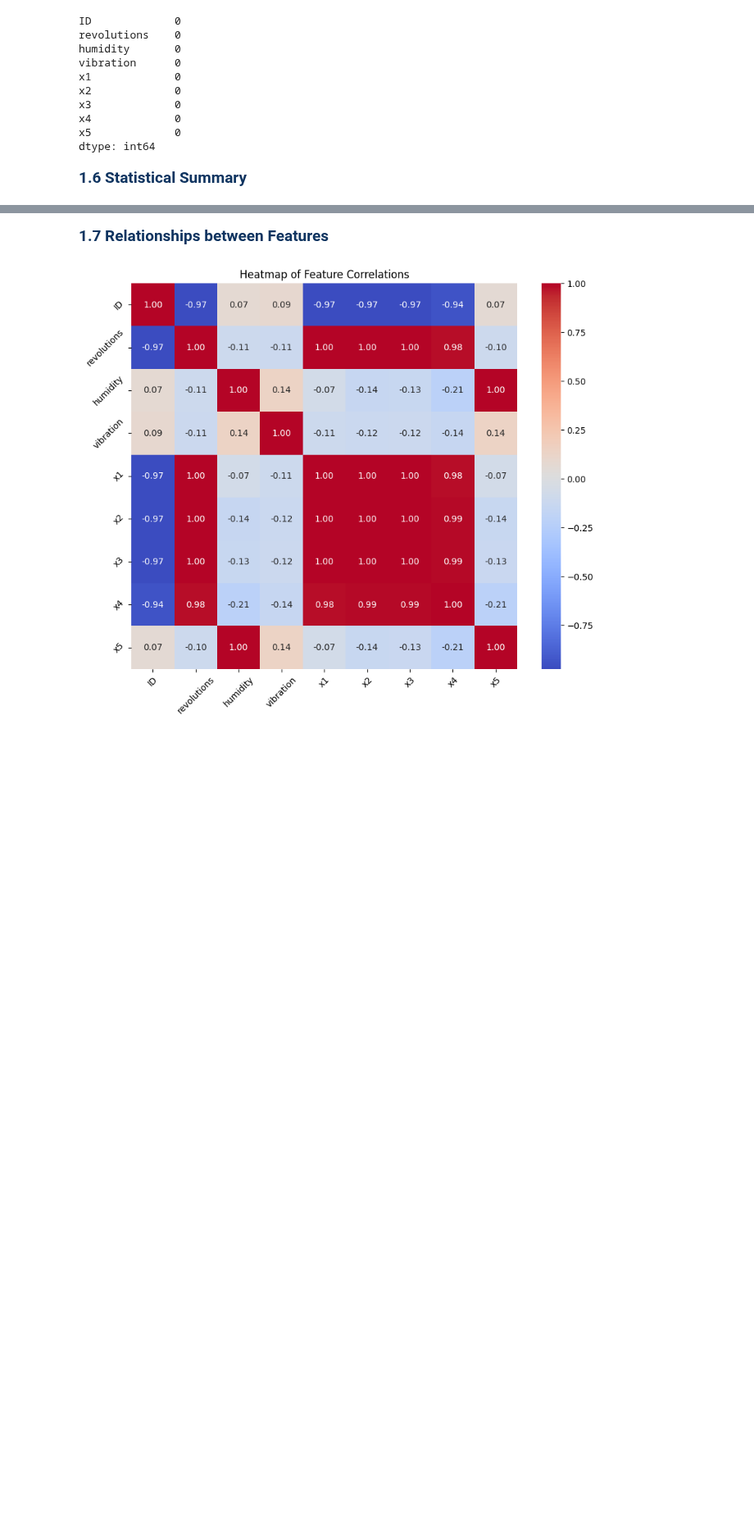
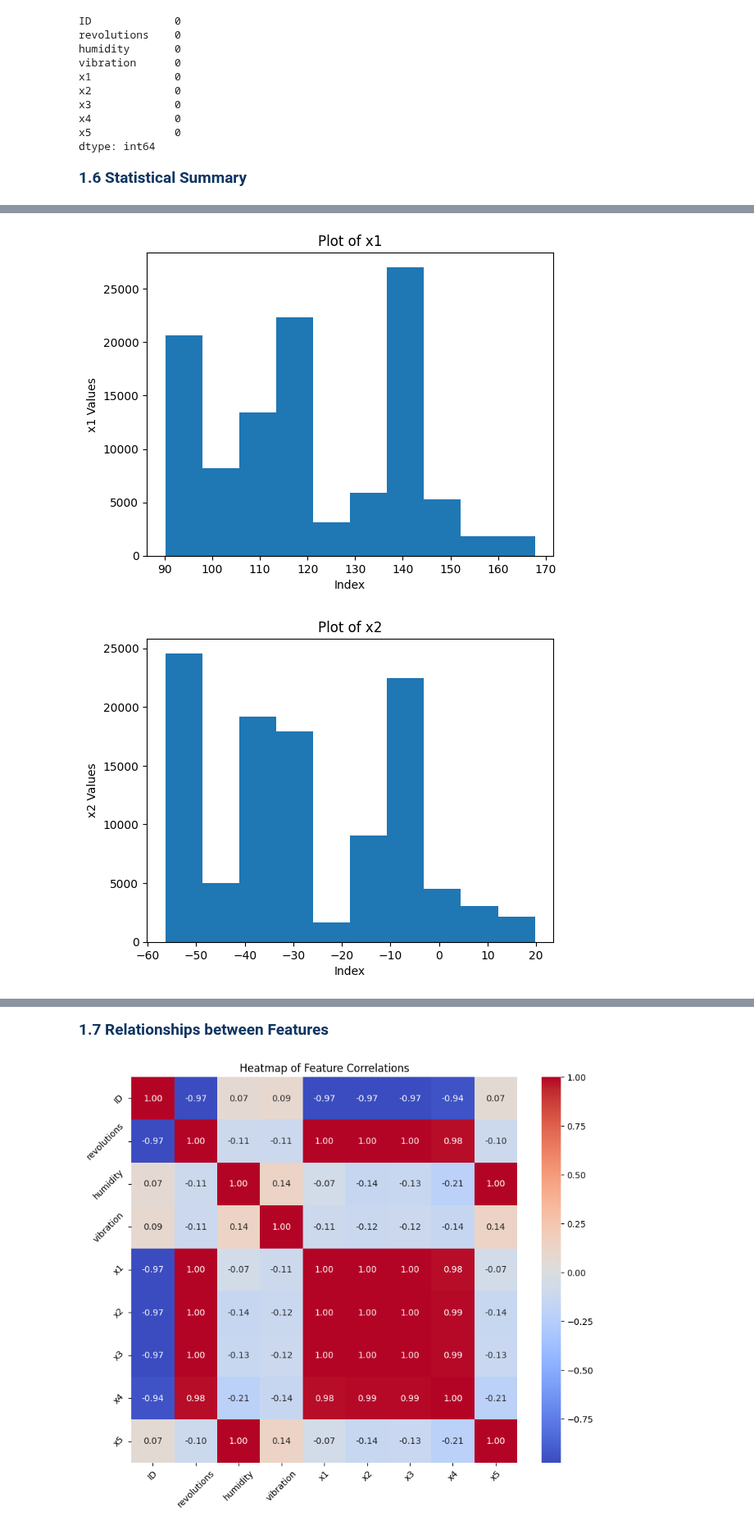
Before and after one commit to Zyad-Abdelhafiz/Elevator-Predictive-Maintenance, a Jupyter notebook: EPM.ipynb, the cells around one changed output, grey strips where cells are left out. Shown at 82% size. Saved outputs shown, nothing was run; the diff lists cells and outputs as text; code cells hidden in the pictures; blank space fills up the shorter version.

```diff
--- a/EPM.ipynb
+++ b/EPM.ipynb
@@ -108,0 +127,12 @@ epm_clean.describe()
+# %%
+# Extract and plot x1 through x5
+for i in range(1, 6):
+	plt.figure()  # Create a new figure for each plot
+	plt.hist(epm_clean[f'x{i}'])
+	plt.title(f'Plot of x{i}')
+	plt.xlabel('Index')
+	plt.ylabel(f'x{i} Values')
+	plt.show()
+# %% [output]
+[figure, added]
+[figure, added]
```
Also changed, not shown: parts of 7 cells of this notebook.
